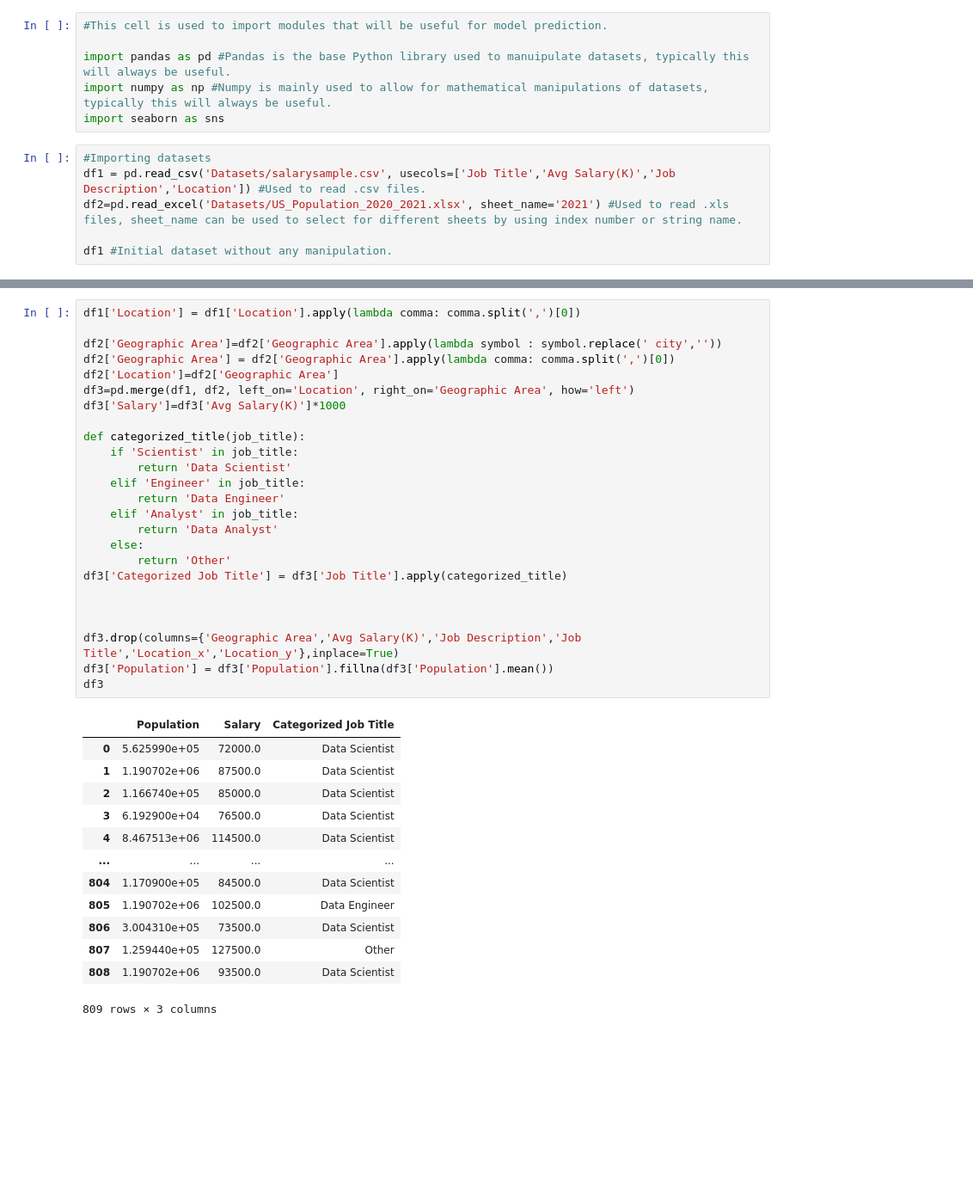
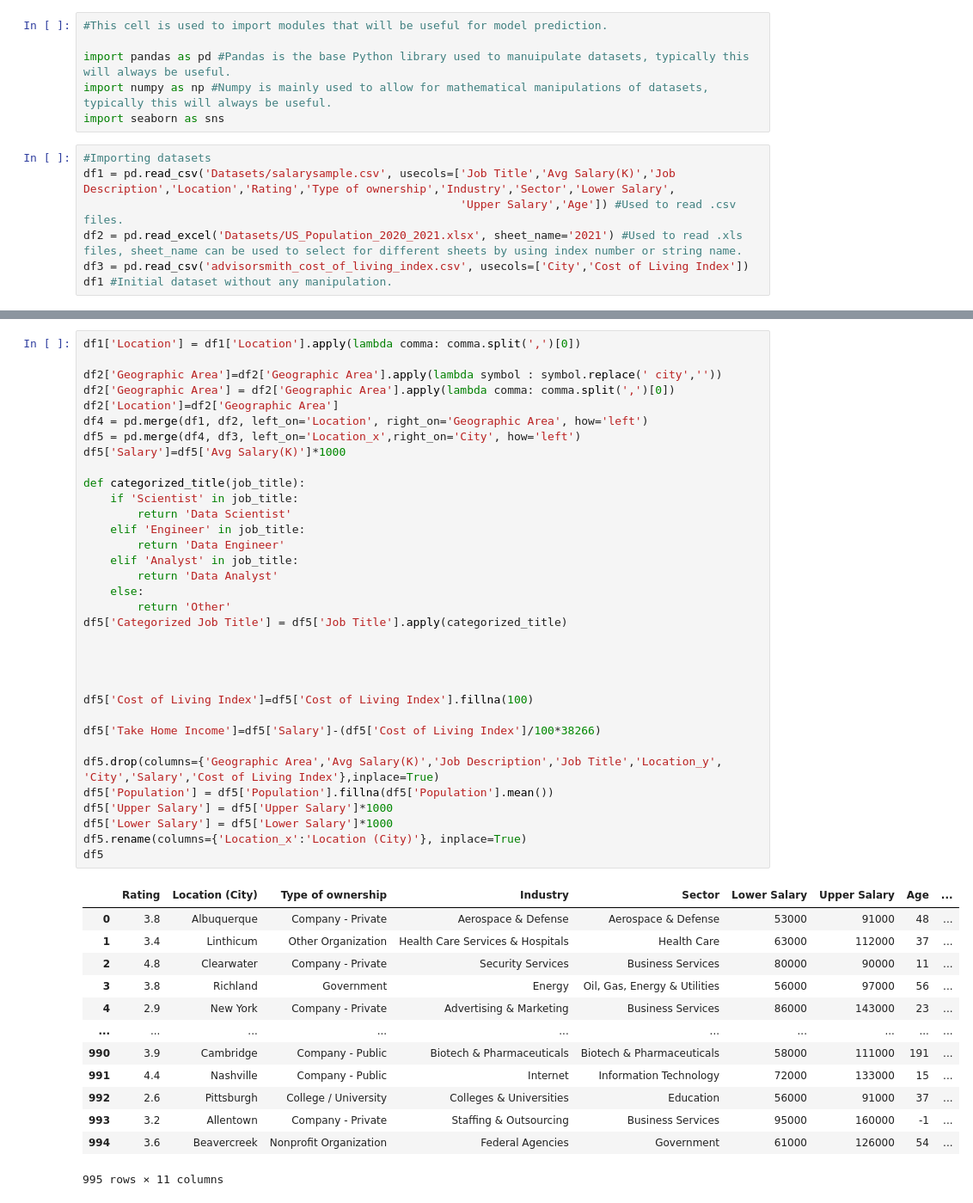
Before and after one commit to CcDenn/Predictive-Modeling-and-Visualizations, a Jupyter notebook: Salary and Living Cost Predictive Model.ipynb, the cells around one changed output, grey strips where cells are left out. Shown: that part at 86% size. Cells and saved outputs as stored; diff of their text form; blank space fills up the shorter version.

```diff
--- a/Salary and Living Cost Predictive Model.ipynb
+++ b/Salary and Living Cost Predictive Model.ipynb
@@ -6,8 +6,9 @@ import numpy as np #Numpy is mainly used to allow for mathematical manipulations
 import seaborn as sns
 # %%
 #Importing datasets
-df1 = pd.read_csv('Datasets/salarysample.csv', usecols=['Job Title','Avg Salary(K)','Job Description','Location']) #Used to read .csv files.
-df2=pd.read_excel('Datasets/US_Population_2020_2021.xlsx', sheet_name='2021') #Used to read .xls files, sheet_name can be used to select for different sheets by using index number or string name.
-
+df1 = pd.read_csv('Datasets/salarysample.csv', usecols=['Job Title','Avg Salary(K)','Job Description','Location','Rating','Type of ownership','Industry','Sector','Lower Salary',
+                                                        'Upper Salary','Age']) #Used to read .csv files.
+df2 = pd.read_excel('Datasets/US_Population_2020_2021.xlsx', sheet_name='2021') #Used to read .xls files, sheet_name can be used to select for different sheets by using index number or string name.
+df3 = pd.read_csv('advisorsmith_cost_of_living_index.csv', usecols=['City','Cost of Living Index'])
 df1 #Initial dataset without any manipulation.
 # %% [output]
@@ -44,39 +47,48 @@ df1
 # %%
 df1['Location'] = df1['Location'].apply(lambda comma: comma.split(',')[0])
 
 df2['Geographic Area']=df2['Geographic Area'].apply(lambda symbol : symbol.replace(' city',''))
 df2['Geographic Area'] = df2['Geographic Area'].apply(lambda comma: comma.split(',')[0])
 df2['Location']=df2['Geographic Area']
-df3=pd.merge(df1, df2, left_on='Location', right_on='Geographic Area', how='left')
-df3['Salary']=df3['Avg Salary(K)']*1000
+df4 = pd.merge(df1, df2, left_on='Location', right_on='Geographic Area', how='left')
+df5 = pd.merge(df4, df3, left_on='Location_x',right_on='City', how='left')
+df5['Salary']=df5['Avg Salary(K)']*1000
 
 def categorized_title(job_title):
     if 'Scientist' in job_title:
         return 'Data Scientist'
     elif 'Engineer' in job_title:
         return 'Data Engineer'
     elif 'Analyst' in job_title:
         return 'Data Analyst'
     else:
         return 'Other'
-df3['Categorized Job Title'] = df3['Job Title'].apply(categorized_title)
+df5['Categorized Job Title'] = df5['Job Title'].apply(categorized_title)
 
 
 
-df3.drop(columns={'Geographic Area','Avg Salary(K)','Job Description','Job Title','Location_x','Location_y'},inplace=True)
-df3['Population'] = df3['Population'].fillna(df3['Population'].mean())
-df3
+
+df5['Cost of Living Index']=df5['Cost of Living Index'].fillna(100)
+
+df5['Take Home Income']=df5['Salary']-(df5['Cost of Living Index']/100*38266)
+
+df5.drop(columns={'Geographic Area','Avg Salary(K)','Job Description','Job Title','Location_y', 'City','Salary','Cost of Living Index'},inplace=True)
+df5['Population'] = df5['Population'].fillna(df5['Population'].mean())
+df5['Upper Salary'] = df5['Upper Salary']*1000
+df5['Lower Salary'] = df5['Lower Salary']*1000
+df5.rename(columns={'Location_x':'Location (City)'}, inplace=True)
+df5
 # %% [output]
-|  | Population | Salary | Categorized Job Title |
-| 0 | 5.625990e+05 | 72000.0 | Data Scientist |
-| 1 | 1.190702e+06 | 87500.0 | Data Scientist |
-| 2 | 1.166740e+05 | 85000.0 | Data Scientist |
-| 3 | 6.192900e+04 | 76500.0 | Data Scientist |
-| 4 | 8.467513e+06 | 114500.0 | Data Scientist |
-| ... | ... | ... | ... |
-| 804 | 1.170900e+05 | 84500.0 | Data Scientist |
-| 805 | 1.190702e+06 | 102500.0 | Data Engineer |
-| 806 | 3.004310e+05 | 73500.0 | Data Scientist |
-| 807 | 1.259440e+05 | 127500.0 | Other |
-| 808 | 1.190702e+06 | 93500.0 | Data Scientist |
+|  | Rating | Location (City) | Type of ownership | Industry | Sector | Lower Salary | Upper Salary | Age | ... |
+| 0 | 3.8 | Albuquerque | Company - Private | Aerospace & Defense | Aerospace & Defense | 53000 | 91000 | 48 | ... |
+| 1 | 3.4 | Linthicum | Other Organization | Health Care Services & Hospitals | Health Care | 63000 | 112000 | 37 | ... |
+| 2 | 4.8 | Clearwater | Company - Private | Security Services | Business Services | 80000 | 90000 | 11 | ... |
+| 3 | 3.8 | Richland | Government | Energy | Oil, Gas, Energy & Utilities | 56000 | 97000 | 56 | ... |
+| 4 | 2.9 | New York | Company - Private | Advertising & Marketing | Business Services | 86000 | 143000 | 23 | ... |
+| ... | ... | ... | ... | ... | ... | ... | ... | ... | ... |
+| 990 | 3.9 | Cambridge | Company - Public | Biotech & Pharmaceuticals | Biotech & Pharmaceuticals | 58000 | 111000 | 191 | ... |
+| 991 | 4.4 | Nashville | Company - Public | Internet | Information Technology | 72000 | 133000 | 15 | ... |
+| 992 | 2.6 | Pittsburgh | College / University | Colleges & Universities | Education | 56000 | 91000 | 37 | ... |
+| 993 | 3.2 | Allentown | Company - Private | Staffing & Outsourcing | Business Services | 95000 | 160000 | -1 | ... |
+| 994 | 3.6 | Beavercreek | Nonprofit Organization | Federal Agencies | Government | 61000 | 126000 | 54 | ... |
-809 rows × 3 columns
+995 rows × 11 columns
```
Also changed, not shown: parts of 8 cells of this notebook, 7 other files.
